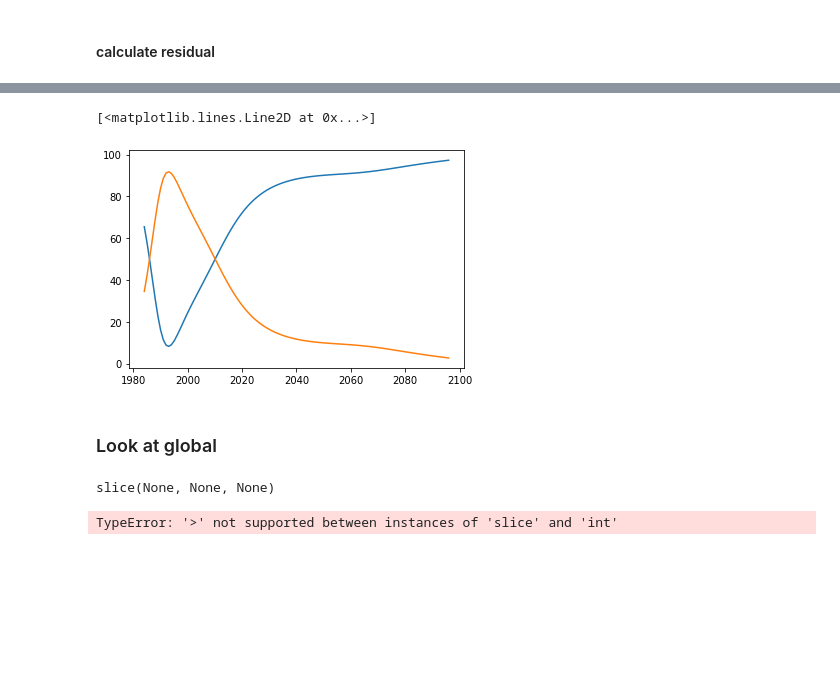
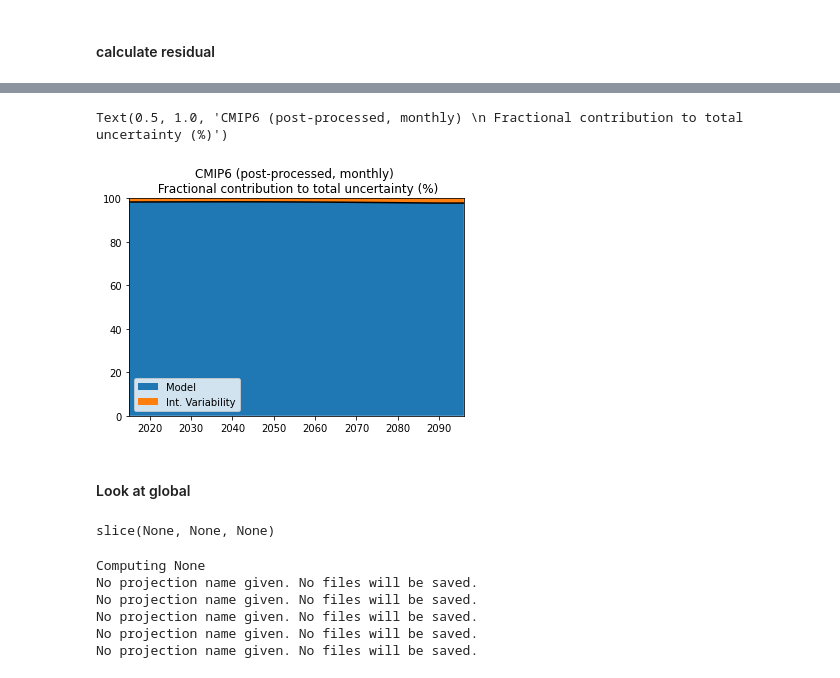
Before and after one commit to MackenzieBlanusa/InternalVariability, a Jupyter notebook: cmip6_internalvar.ipynb, the cells around one changed output, grey strips where cells are left out. Drawn from its saved outputs; the diff is of its cells as text; code cells hidden in the pictures; blank space fills up the shorter version.

Commit message:
Completed global and local int. varability code

```diff
--- a/cmip6_internalvar.ipynb
+++ b/cmip6_internalvar.ipynb
@@ -33,10 +37,10 @@ cp = ClimateProjection(
     variables=['t2m', 't2m_max', 't2m_min', 'tp'],    #TO-DO: figure out what the variables mean
     scenario='ssp585',
 #     n_models=5,
-    projection_name='demo_midwest_new_pp',
-    gcs_bucket='climateai_data_repository',      #TO-DO: have this part explained again
-    gcs_path='tmp/analog_test',
-    overwrite=True,
+    # projection_name='demo_midwest_new_pp',
+    # gcs_bucket='climateai_data_repository',      #TO-DO: have this part explained again
+    # gcs_path='tmp/analog_test',
+    # overwrite=False,
     daily=False
 )
 # %%
@@ -52,12 +61,19 @@ some of the datasets that come out are raw_hist_monthly, reanalysis_monthly, pp_
 Here we will reproduce the model uncertainty and internal varaibility estimates using methodology from HS09 (i.e. fitting the data with a 4th order polynomial)
 # %% [markdown]
 ### Prepare the data
+# %%
+# inputs : raw or postprocessed
+# input1 = cp.pp_hist_monthly
+# input2 = cp.pp_future_monthly
+
+input1 = cp.raw_hist_monthly
+input2 = cp.raw_future_monthly
 # %%
 # concat the post-processed historical and future datasets
 # resample yearly (AS = yearly resample at the beginning of the calendar year)
 # drop models that do not have the t2m variable
 data = xr.concat(
-    [cp.pp_hist_monthly, cp.pp_future_monthly], dim='time'
+    [input1, input2], dim='time'
 ).resample(time='AS').mean().t2m.dropna('model')
 # %%
 data
@@ -215,13 +160,20 @@ total = internal + model
 internal_frac = (internal/total)*100
 model_frac = (model/total)*100
 # %%
-plt.plot(model_frac.time,model_frac)
-plt.plot(internal_frac.time,internal_frac)
+x = model_frac.time
+y = model_frac
+plt.fill_between(x,y,label='Model')
+plt.plot(model_frac.time,model_frac,color='k')
+plt.fill_between(x,y,100,label='Int. Variability')
+plt.xlim(x[31],x[-1])
+plt.ylim(0,100)
+plt.legend(loc=3)
+plt.title('CMIP6 (post-processed, monthly) \n Fractional contribution to total uncertainty (%)')
 # %% [output]
-[<matplotlib.lines.Line2D at 0x...>]
+Text(0.5, 1.0, 'CMIP6 (post-processed, monthly) \n Fractional contribution to total uncertainty (%)')
-[figure, old version]
+[figure, new version]
 # %% [markdown]
-### Look at global
+#### Look at global
 # %%
 lat = slice(None, None)
 lon = slice(None, None)
@@ -235,14 +187,26 @@ slice(None, None, None)
 cp = ClimateProjection(
     lat=lat,
     lon=lon,
-    variables=['t2m', 't2m_max', 't2m_min', 'tp'],    #TO-DO: figure out what the variables mean
+    variables=['t2m', 't2m_max', 't2m_min', 'tp'],
     scenario='ssp585',
 #     n_models=5,
-    projection_name='demo_midwest_new_pp',
-    gcs_bucket='climateai_data_repository',      #TO-DO: have this part explained again
-    gcs_path='tmp/analog_test',
-    overwrite=True,
+    # projection_name='demo_midwest_new_pp',
+    # gcs_bucket='climateai_data_repository',
+    # gcs_path='tmp/analog_test',
+    # overwrite=False,
     daily=False
 )
-# %% [output]
-TypeError: '>' not supported between instances of 'slice' and 'int'
+# %%
+cp.load(cross_validate=False,check_exist=False,
+        pp_method={'monthly' : {'t2m':BiasCorrection,
+                                't2m_max':BiasCorrection,
+                                't2m_min':BiasCorrection,
+                                'tp':NoPostProcessing}},
+       interp_dx=2.5)
+# %% [output]
+Computing None
+No projection name given. No files will be saved.
+No projection name given. No files will be saved.
+No projection name given. No files will be saved.
+No projection name given. No files will be saved.
+No projection name given. No files will be saved.
```
Also changed, not shown: parts of 28 cells of this notebook.
